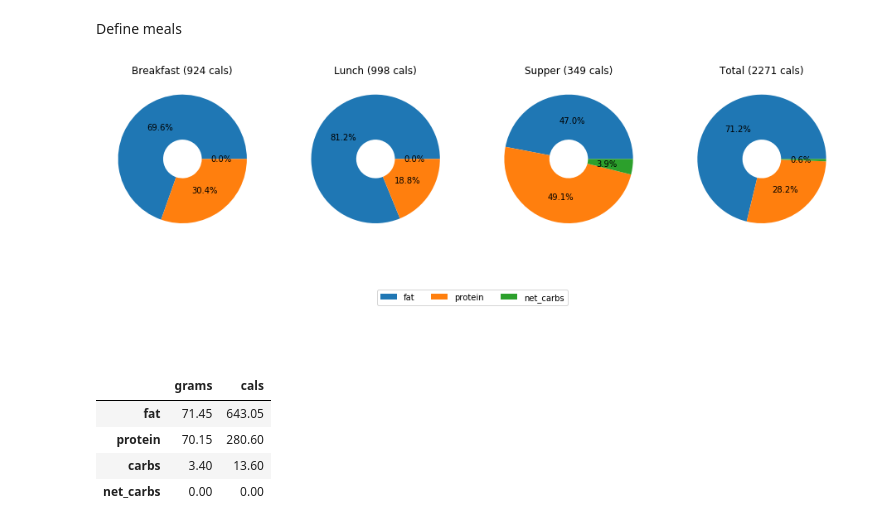
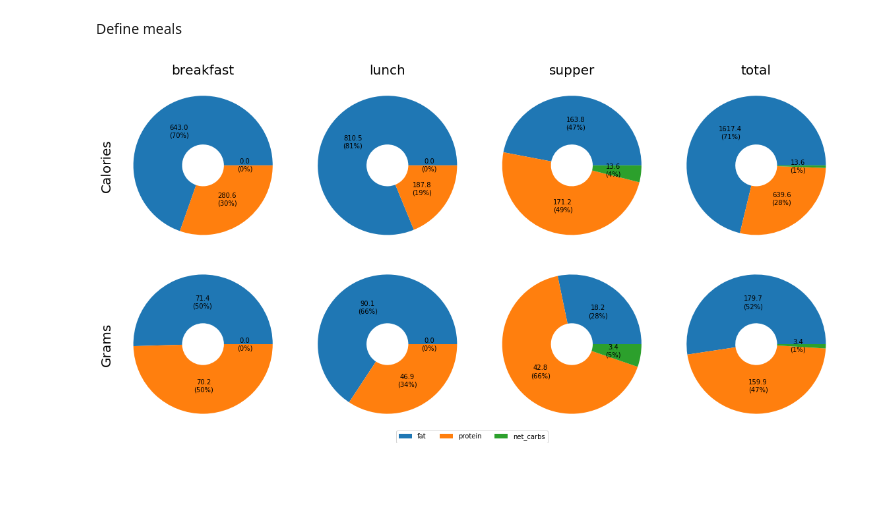
Before and after one commit to fabiangunzinger/learning, a Jupyter notebook: food-data/foods.ipynb, the cells around one changed output. Cells and saved outputs as stored; diff of their text form; code cells hidden in the pictures; blank space fills up the shorter version.

Commit message:
Refactoring dashboard code into single command and adding labels

```diff
--- a/food-data/foods.ipynb
+++ b/food-data/foods.ipynb
@@ -64,7 +64,6 @@ def calc_nutrients(data, meal):
             .multiply(portions, axis=0))
 
     grams = data[macros].copy().T.sum(1)
-#     grams['total'] = grams.sum()
     grams[grams < 0] = 0
 
     cals = pd.Series(dtype='float')
@@ -72,7 +71,6 @@ def calc_nutrients(data, meal):
     cals['protein'] = grams.protein * 4
     cals['carbs'] = grams.carbs * 4
     cals['net_carbs'] = grams.net_carbs * 4
-#     cals['total'] = data['calories'].sum()
     cals[cals < 0] = 0
 
     nuts = pd.concat([grams, cals], axis=1)
@@ -89,65 +87,70 @@ def make_nuts_dict(meals):
     return meal_nuts
 
 
-def make_cals_dashboard(meals):
+def make_dashboard(meals):
 
     rows = ['fat', 'protein', 'net_carbs']
 
-    def make_doughnut(meal_data, axis, meal_name):
+    def make_doughnut(meal_data, column, axis, meal_num, meal_name):
         nuts = meal_data.loc[rows]
-        total_cals = nuts['cals'].sum()
 
-        ax[axis].pie(nuts.cals,
-                     autopct='%.1f%%',
-                     wedgeprops=dict(width=0.7))
-        ax[axis].set_title(f"{meal_name.capitalize()} ({total_cals:.0f} cals)")
+        def wedge_labs(autopct, nuts):
+            absolute = autopct / 100 * nuts[column].sum()
+            return f'{absolute:.1f}\n({autopct:.0f}%)'
 
-    fig, ax = plt.subplots(1, len(meals), figsize=(16, 8))
+        ax[axis, meal_num].pie(nuts[column],
+                               autopct=lambda autopct: wedge_labs(autopct, nuts),
+                               wedgeprops=dict(width=0.7))
+
+
+    fig, ax = plt.subplots(2, len(meals), figsize=(16, 8))
 
     for meal_num, meal_name in enumerate(meals):
-        make_doughnut(meals[meal_name], meal_num, meal_name)
+        make_doughnut(meals[meal_name], 'cals', 0, meal_num, meal_name)
+        make_doughnut(meals[meal_name], 'grams', 1, meal_num, meal_name)
+
+    ax[0, 0].set_ylabel('Calories', fontsize=20)
+    ax[1, 0].set_ylabel('Grams', fontsize=20)
+
+    for col, name in enumerate(meals):
+        ax[0, col].set_title(name, fontsize=20)
+
 
     fig.legend(rows,
                loc='lower center',
-               borderaxespad=6, ncol=3);
+               borderaxespad=0, ncol=3)
+
+    fig.tight_layout()
+
+
 
 meals = {
 
     'breakfast': {
         'cauliflower': 1,
         'cheese': 1.5,
         'eggs': 2,
         'spinach': 0.5,
     },
 
     'lunch': {
         'avocado': 0.8,
         'cauliflower': 1,
         'cheese': .5,
         'lettuce': 1.5,
         'nuts and seed mix': .5,
         'olive oil': .3,
         'tofu': 2,
     },
 
     'supper': {
         'avocado': 0,
         'butter': 0,
         'trout': 2,
         'vegetables': 2,
     }
 }
 
-meal_nuts = make_nuts_dict(meals)
-
-make_cals_dashboard(meal_nuts)
+make_dashboard(make_nuts_dict(meals))
 # %% [output]
-[figure, old version]
+[figure, new version]
-# %%
-meal_nuts['breakfast']
-# %% [output]
-|  | grams | cals |
-| fat | 71.45 | 643.05 |
-| protein | 70.15 | 280.60 |
-| carbs | 3.40 | 13.60 |
-| net_carbs | 0.00 | 0.00 |
```
Also changed, not shown: parts of 1 cell of this notebook.
